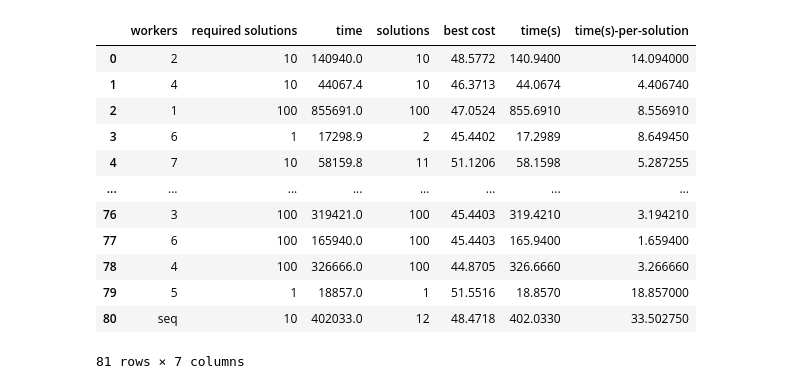
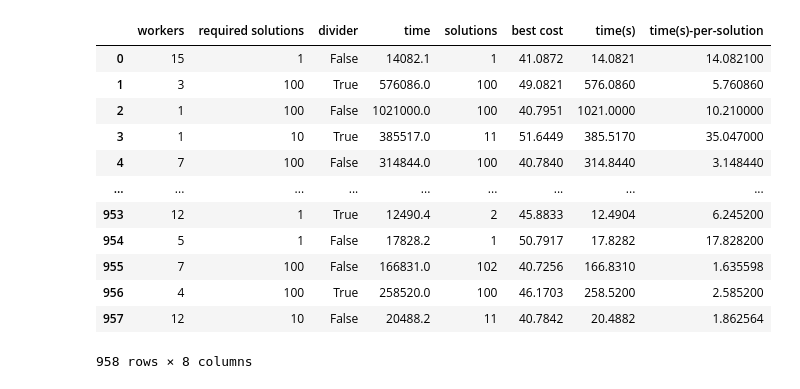
Before and after one commit to TAMS-Group/mtc_pour, a Jupyter notebook: benchmark/playground.ipynb, the cells around one changed output. Saved outputs shown, nothing was run; the diff lists cells and outputs as text; code cells hidden in the pictures.

```diff
--- a/benchmark/playground.ipynb
+++ b/benchmark/playground.ipynb
@@ -5,48 +7,51 @@ import pandas as pd
 # %%
-D=pd.read_json('out.20241115/df.json')
+# D=pd.read_json('out.20241115/df.json')
+D=pd.read_json('df-20241118-on-tamsgpu7.json')
+
+
 # D['req_solutions'] = 1
 # # D=pd.read_json('out/df.json')
 
 # D1=pd.read_json('out.10-solutions-12-workers/df.json')
 # D1['req_solutions'] = 10
 # # D = D1 # pd.concat([D, D1])
 
 # # D1=pd.read_json('out.100-solutions-release-nointrospection-workerdependent-parallel-attempts/df.json')
 # # D1['req_solutions'] = 100
 # # D = pd.concat([D, D1])
 
 # # D1=pd.read_json('out.10-solutions-release-nointrospection-workerdependent-parallel-attempts/df.json')
 # # D1['req_solutions'] = 10
 # D = pd.concat([D, D1], ignore_index=True)
 
 D.to_json('df.json', orient='records')
 
 D['workers'] = D['workers'].replace(0, 12)
 # drop all where solutions < required solutions
 D = D[D['solutions'] >= D['required solutions']]
 
 # D = D[D['workers'] < 8]
 # D = D[D['workers'] != 1]
 
 D['workers'] = D['workers'].astype('category')
 D['workers'] = D['workers'].cat.reorder_categories(sorted(D['workers'].cat.categories), ordered=True)
 D['workers'] = D['workers'].cat.rename_categories({-1: 'seq'})
 
 
 D['time(s)-per-solution'] = D['time(s)'] / D['solutions']
 
 D
 # %% [output]
-|  | workers | required solutions | time | solutions | best cost | time(s) | time(s)-per-solution |
-| 0 | 2 | 10 | 140940.0 | 10 | 48.5772 | 140.9400 | 14.094000 |
-| 1 | 4 | 10 | 44067.4 | 10 | 46.3713 | 44.0674 | 4.406740 |
-| 2 | 1 | 100 | 855691.0 | 100 | 47.0524 | 855.6910 | 8.556910 |
-| 3 | 6 | 1 | 17298.9 | 2 | 45.4402 | 17.2989 | 8.649450 |
-| 4 | 7 | 10 | 58159.8 | 11 | 51.1206 | 58.1598 | 5.287255 |
-| ... | ... | ... | ... | ... | ... | ... | ... |
-| 76 | 3 | 100 | 319421.0 | 100 | 45.4403 | 319.4210 | 3.194210 |
-| 77 | 6 | 100 | 165940.0 | 100 | 45.4403 | 165.9400 | 1.659400 |
-| 78 | 4 | 100 | 326666.0 | 100 | 44.8705 | 326.6660 | 3.266660 |
-| 79 | 5 | 1 | 18857.0 | 1 | 51.5516 | 18.8570 | 18.857000 |
-| 80 | seq | 10 | 402033.0 | 12 | 48.4718 | 402.0330 | 33.502750 |
+|  | workers | required solutions | divider | time | solutions | best cost | time(s) | time(s)-per-solution |
+| 0 | 15 | 1 | False | 14082.1 | 1 | 41.0872 | 14.0821 | 14.082100 |
+| 1 | 3 | 100 | True | 576086.0 | 100 | 49.0821 | 576.0860 | 5.760860 |
+| 2 | 1 | 100 | False | 1021000.0 | 100 | 40.7951 | 1021.0000 | 10.210000 |
+| 3 | 1 | 10 | True | 385517.0 | 11 | 51.6449 | 385.5170 | 35.047000 |
+| 4 | 7 | 100 | False | 314844.0 | 100 | 40.7840 | 314.8440 | 3.148440 |
+| ... | ... | ... | ... | ... | ... | ... | ... | ... |
+| 953 | 12 | 1 | True | 12490.4 | 2 | 45.8833 | 12.4904 | 6.245200 |
+| 954 | 5 | 1 | False | 17828.2 | 1 | 50.7917 | 17.8282 | 17.828200 |
+| 955 | 7 | 100 | False | 166831.0 | 102 | 40.7256 | 166.8310 | 1.635598 |
+| 956 | 4 | 100 | True | 258520.0 | 100 | 46.1703 | 258.5200 | 2.585200 |
+| 957 | 12 | 10 | False | 20488.2 | 11 | 40.7842 | 20.4882 | 1.862564 |
-81 rows × 7 columns
+958 rows × 8 columns
```
Also changed, not shown: parts of 7 cells of this notebook.
